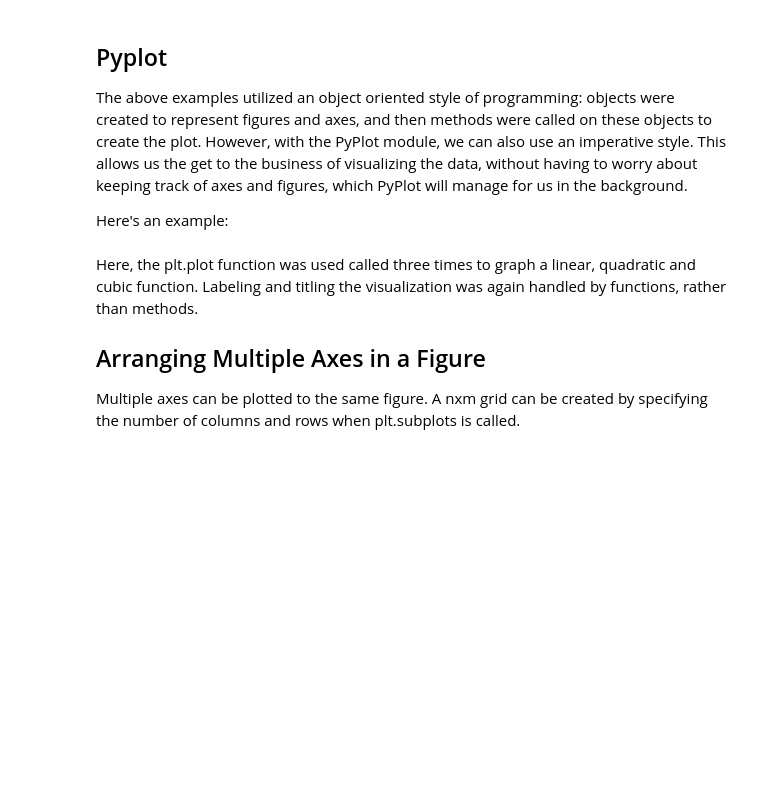
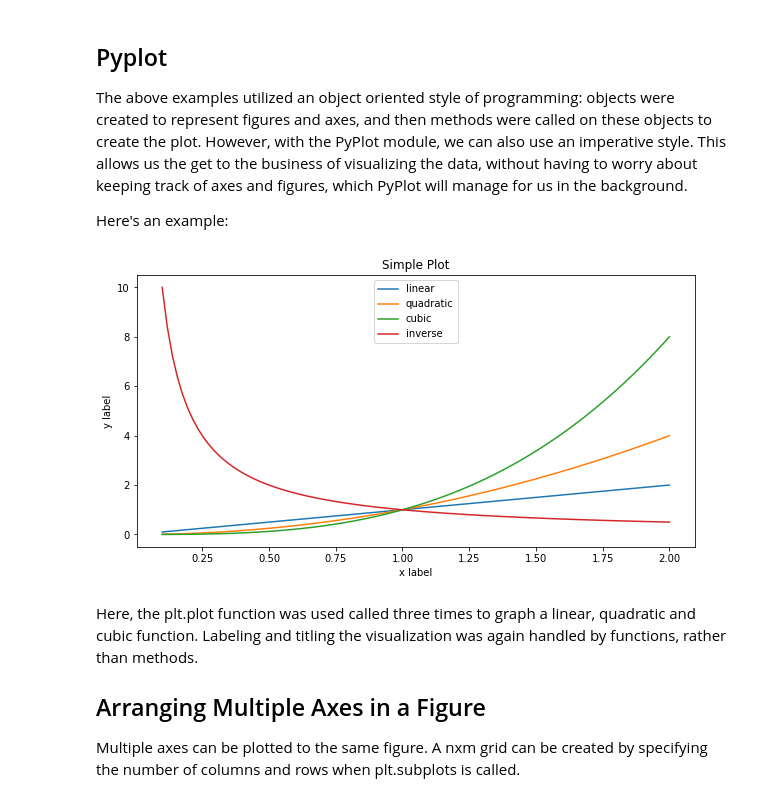
Before and after one commit to ryanhasch/ids-s22, a Jupyter notebook: _sources/docs/matplotlib.ipynb, the cells around one changed output. Drawn from its saved outputs; the diff is of its cells as text; code cells hidden in the pictures; blank space fills up the shorter version.

```diff
--- a/_sources/docs/matplotlib.ipynb
+++ b/_sources/docs/matplotlib.ipynb
@@ -53,16 +58,19 @@ The above examples utilized an object oriented style of programming: objects wer
 
 Here's an example:
 # %%
-x = np.linspace(0, 2, 100)  # Sample data.
+x = np.linspace(0.1, 2, 100)  # Sample data.
 
 plt.figure(figsize=(10, 5))
 plt.plot(x, x, label='linear')  # Plot some data on the (implicit) axes.
 plt.plot(x, x**2, label='quadratic')  # etc.
 plt.plot(x, x**3, label='cubic')
+plt.plot(x, 1/x, label='inverse')
 plt.xlabel('x label')
 plt.ylabel('y label')
 plt.title("Simple Plot")
 plt.legend();
+# %% [output]
+[figure, added]
 # %% [markdown]
 Here, the plt.plot function was used called three times to graph a linear, quadratic and cubic function. Labeling and titling the visualization was again handled by functions, rather than methods.
 
```
Also changed, not shown: parts of 7 cells of this notebook, 24 other files.
